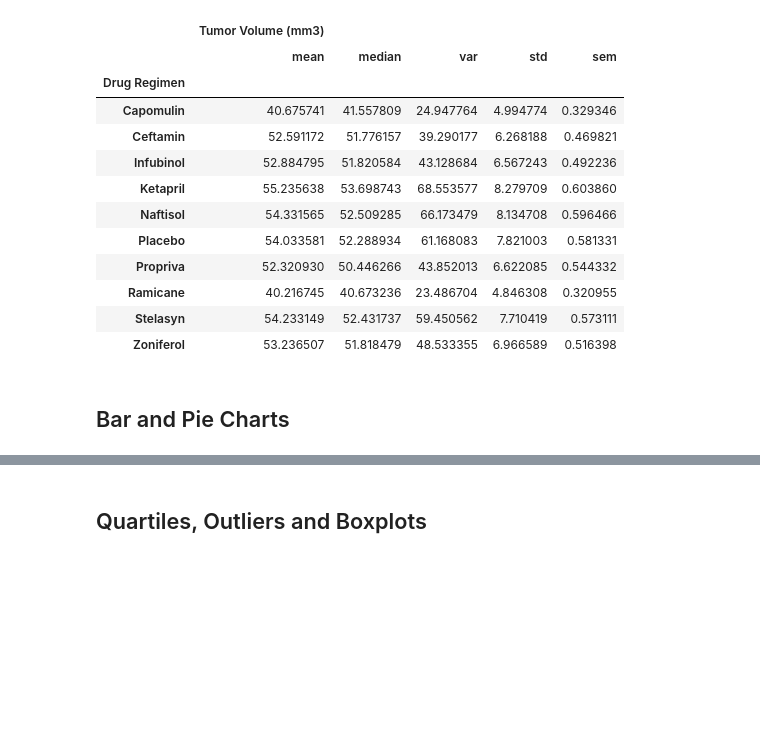
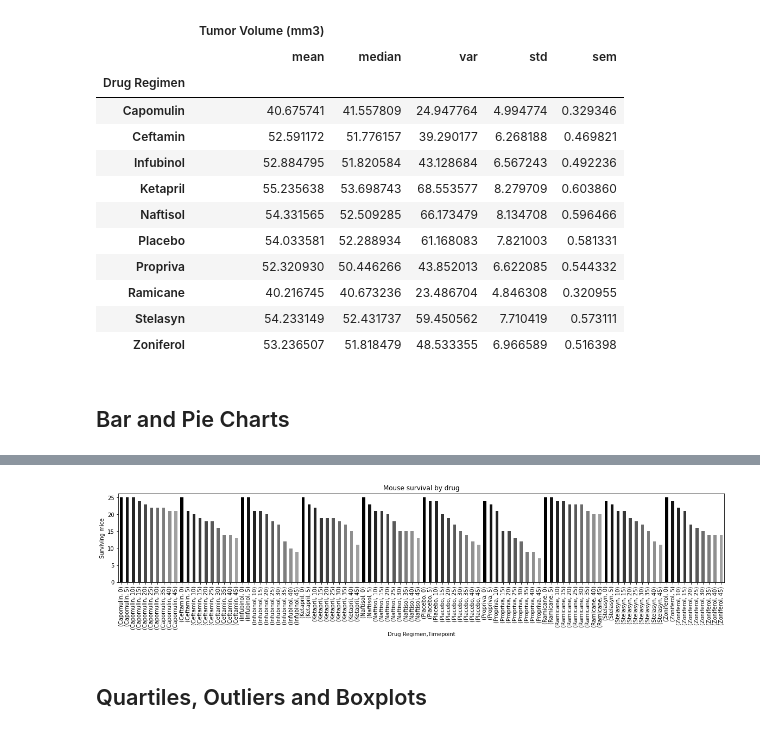
Before and after one commit to bjmacgreg/Pymaceuticals, a Jupyter notebook: pymaceuticals_starter.ipynb, the cells around one changed output, grey strips where cells are left out. Saved outputs shown, nothing was run; the diff lists cells and outputs as text; code cells hidden in the pictures; blank space fills up the shorter version.

```diff
--- a/pymaceuticals_starter.ipynb
+++ b/pymaceuticals_starter.ipynb
@@ -150,3 +176,22 @@ mouse_study_clean_df.groupby(["Drug Regimen"]).agg({"Tumor Volume (mm3)":['mean'
+# %%
+# Generate a bar plot showing the total number of mice for each treatment throughout the course of the study using pyplot.
+
+#mice_by_drug_and_timepoint.plot(kind='bar', figsize=(20,3), legend=False)
+#plt.title("Mouse survival by drug")
+#plt.ylabel("Surviving mice")
+#plt.show()
+
+drug_group = mouse_study_clean_df.groupby(['Drug Regimen', 'Timepoint'])
+
+count_mice = drug_group['Mouse ID'].count()
+
+colors = '0', '.07', '0.14', '0.21', '0.28', '0.35', '0.42', '0.49', '0.56', '0.63'
+count_chart = count_mice.plot(kind='bar', color=colors, figsize=(20,3))
+plt.title("Mouse survival by drug")
+plt.ylabel("Surviving mice")
+plt.show()
+# %% [output]
+[figure, added]
 # %%
 # Generate a pie plot showing the distribution of female versus male mice using pandas
 # %%
```
Also changed, not shown: parts of 6 cells of this notebook.
